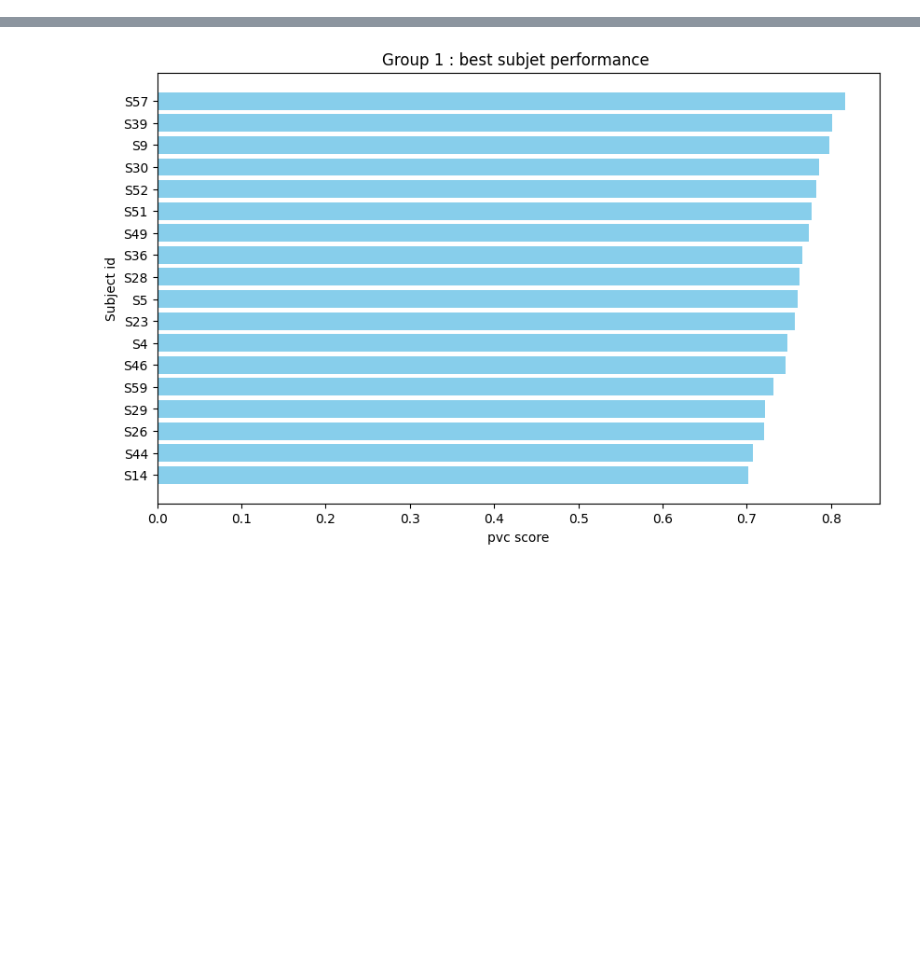
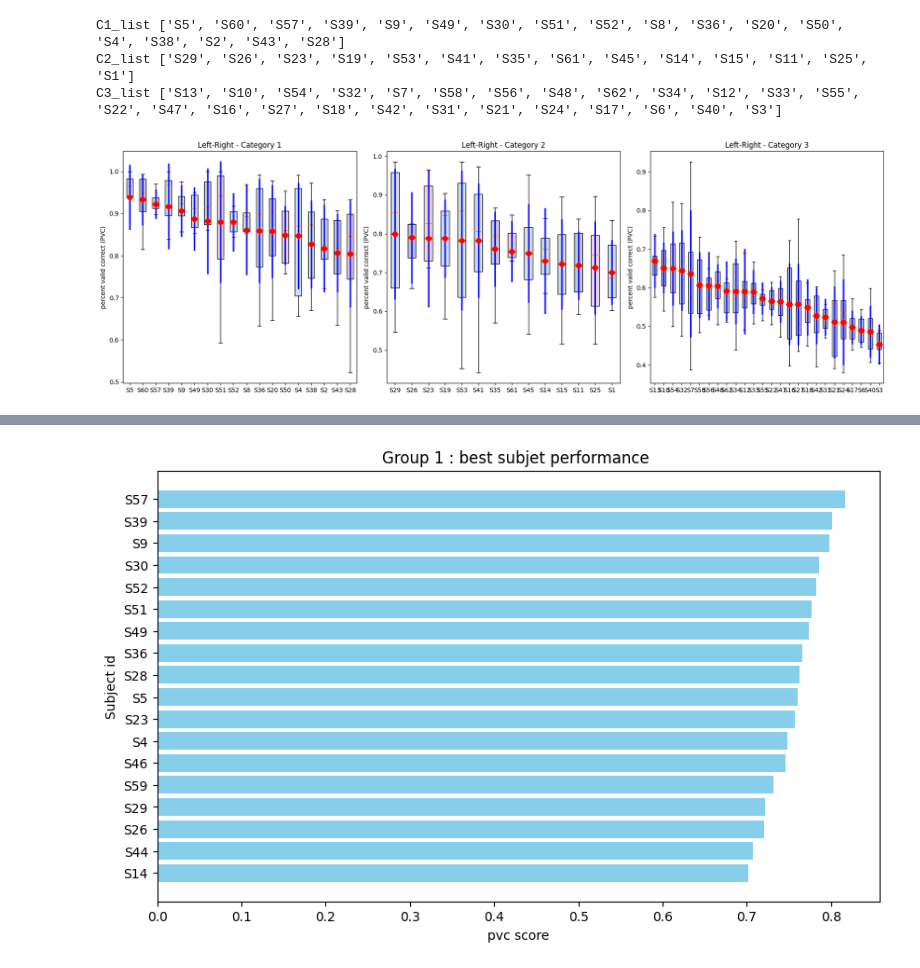
Before and after one commit to mralioo/BBCPy_DNN, a Jupyter notebook: notebooks/data_quality.ipynb, the cells around one changed output, grey strips where cells are left out. Drawn from its saved outputs; the diff is of its cells as text; code cells hidden in the pictures; blank space fills up the shorter version.

Commit message:
ADDED: subject pvc for each category

```diff
--- a/notebooks/data_quality.ipynb
+++ b/notebooks/data_quality.ipynb
@@ -41,14 +17,28 @@ dict_keys(['Session_1', 'Session_10', 'Session_11', 'Session_2', 'Session_3', 'S
-# %%
-pvc_subject_mean = {}
-pvc_subject_sessions = {}
-
-for i, subject_id in enumerate(subject_group_path):
-    pvc_subject_mean[subject_id] = {}
-    pvc_subject_sessions[subject_id] = {}
-    tmp_subject = []
-    for session_id, sess_path in subject_group_path[subject_id].items():
-        stats = load_session_metadata(sess_path)
-        pvc_session = stats["result"]["succeed"] / (stats["result"]["succeed"] + stats["result"]["failed"])
-        tmp_subject.append(pvc_session)
-        pvc_subject_sessions[subject_id][session_id] = pvc_session
-        pvc_subject_mean[subject_id] = np.mean(np.array(tmp_subject))
+# %%
+pvc_subject_mean_LR = {}
+pvc_subject_mean_2D = {}
+pvc_subject_sessions_LR = {}
+pvc_subject_sessions_2D = {}
+
+for subject_id, Subject_info_path in subject_group_path.items():
+
+    pvc_subject_mean_LR[subject_id] = {}
+    pvc_subject_sessions_LR[subject_id] = {}
+    pvc_subject_mean_2D[subject_id] = {}
+    pvc_subject_sessions_2D[subject_id] = {}
+
+    tmp_subject_LR = []
+    tmp_subject_2D = []
+
+    Subject_info_dict = load_session_metadata(Subject_info_path)
+
+    for session_id, stats in Subject_info_dict.items():
+
+        pvc_session_valid_LR = stats["valid_pvc"]["LR"]
+        tmp_subject_LR.append(pvc_session_valid_LR)
+        pvc_subject_sessions_LR[subject_id][session_id] = pvc_session_valid_LR
+        pvc_subject_mean_LR[subject_id] = np.mean(np.array(tmp_subject_LR))
+        pvc_session_valid_2D = stats["valid_pvc"]["2D"]
+        tmp_subject_2D.append(pvc_session_valid_2D)
+        pvc_subject_sessions_2D[subject_id][session_id] = pvc_session_valid_2D
+        pvc_subject_mean_2D[subject_id] = np.mean(np.array(tmp_subject_2D))
@@ -54,0 +127,7 @@ for i, subject_id in enumerate(subject_group_path):
+# %%
+plot_boxplot_pvc(pvc_subject_sessions_LR, pvc_subject_mean_LR, "LR", "Left-Right")
+# %% [output]
+C1_list ['S5', 'S60', 'S57', 'S39', 'S9', 'S49', 'S30', 'S51', 'S52', 'S8', 'S36', 'S20', 'S50', 'S4', 'S38', 'S2', 'S43', 'S28']
+C2_list ['S29', 'S26', 'S23', 'S19', 'S53', 'S41', 'S35', 'S61', 'S45', 'S14', 'S15', 'S11', 'S25', 'S1']
+C3_list ['S13', 'S10', 'S54', 'S32', 'S7', 'S58', 'S56', 'S48', 'S62', 'S34', 'S12', 'S33', 'S55', 'S22', 'S47', 'S16', 'S27', 'S18', 'S42', 'S31', 'S21', 'S24', 'S17', 'S6', 'S40', 'S3']
+[figure, added]
```
Also changed, not shown: parts of 31 cells of this notebook, 2 other files.
